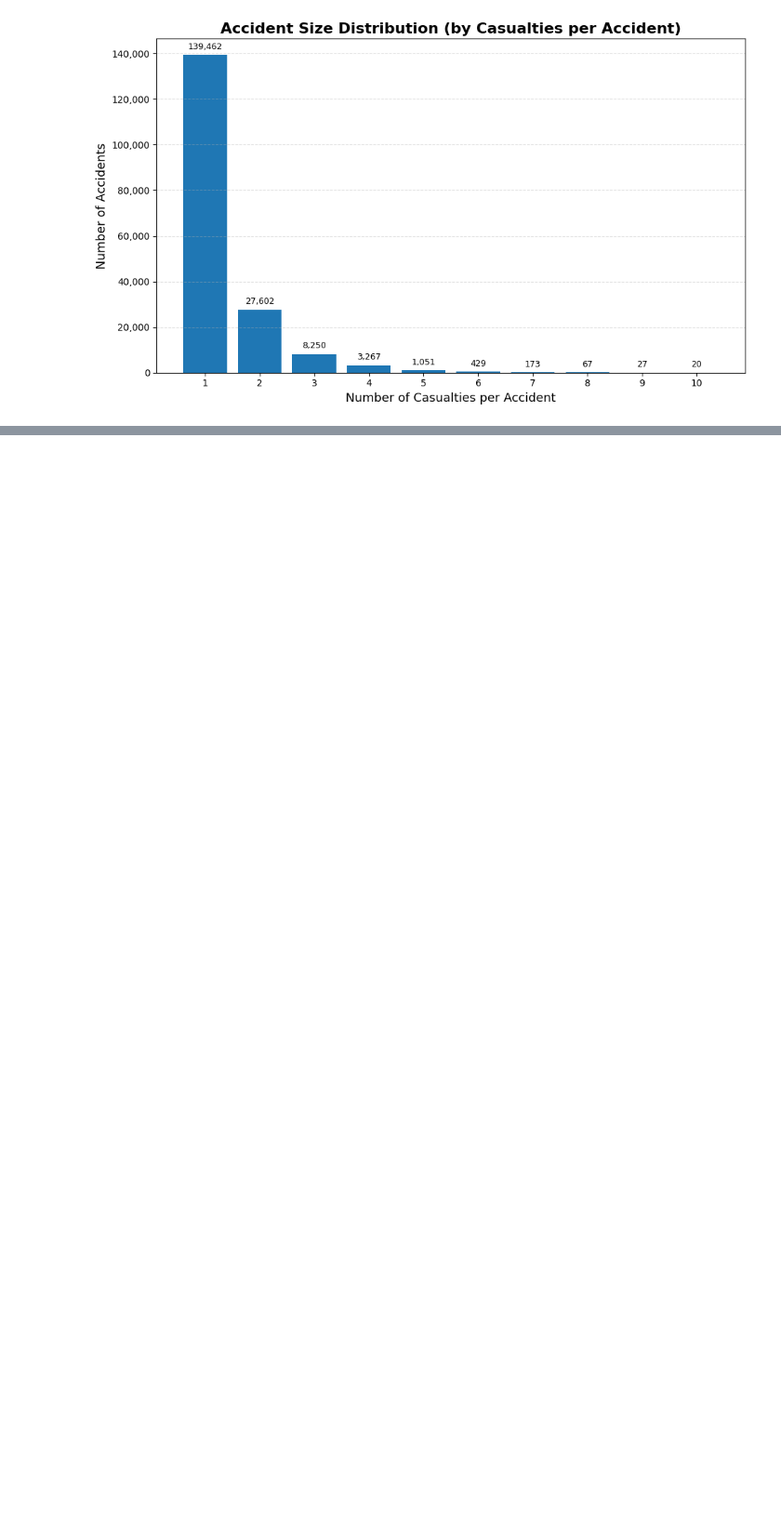
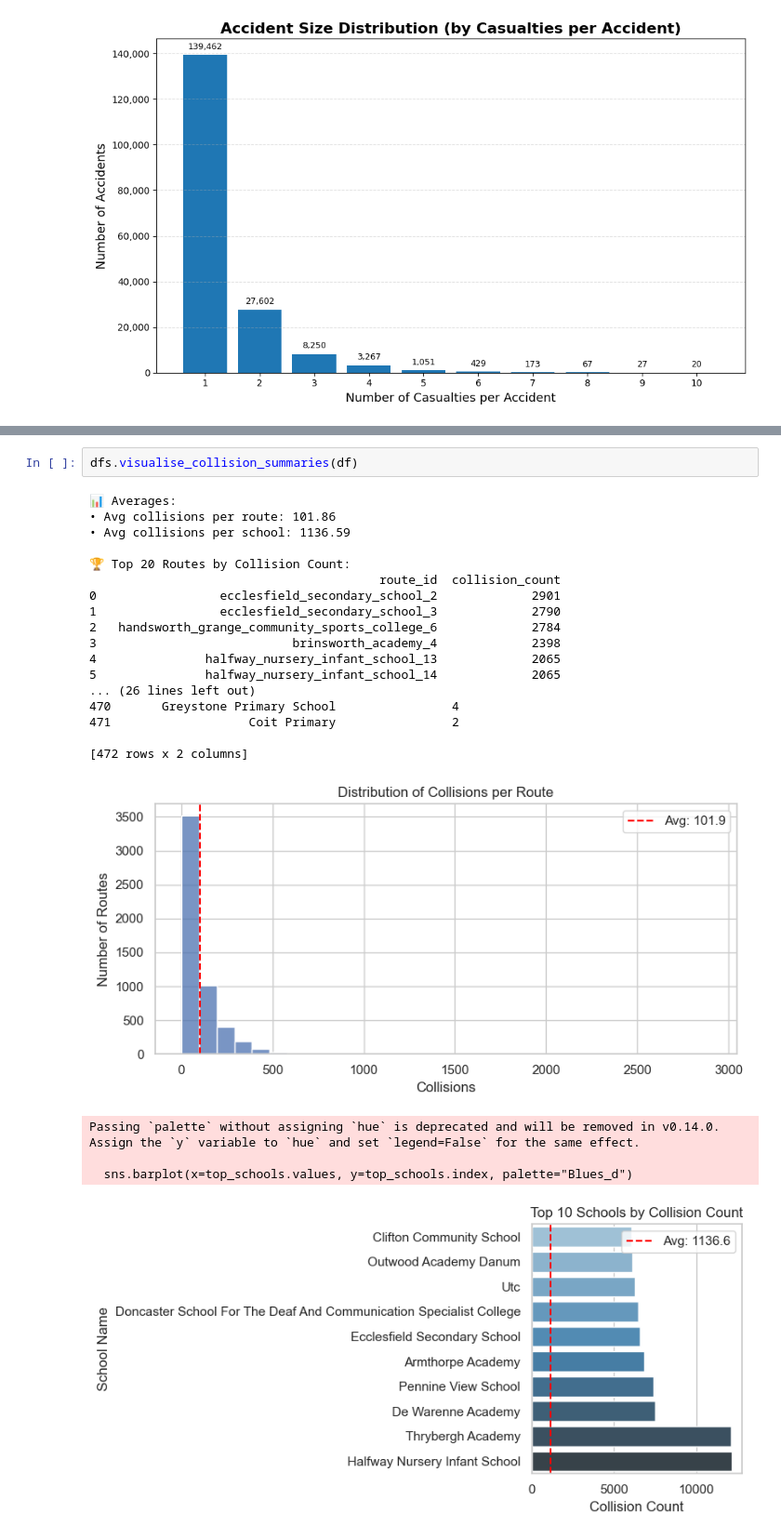
Before and after one commit to KhushiSharma0/STATS19_route_risk_analysis, a Jupyter notebook: notebooks/05 - General Statistics & Exploration.ipynb, the cells around one changed output, grey strips where cells are left out. Shown: that part at 93% size. Cells and saved outputs as stored; diff of their text form; blank space fills up the shorter version.

```diff
--- a/notebooks/05 - General Statistics & Exploration.ipynb
+++ b/notebooks/05 - General Statistics & Exploration.ipynb
@@ -111,0 +161,25 @@ plt.show()
+# %%
+dfs.visualise_collision_summaries(df)
+# %% [output]
+📊 Averages:
+• Avg collisions per route: 101.86
+• Avg collisions per school: 1136.59
+
+🏆 Top 20 Routes by Collision Count:
+                                        route_id  collision_count
+0                 ecclesfield_secondary_school_2             2901
+1                 ecclesfield_secondary_school_3             2790
+2   handsworth_grange_community_sports_college_6             2784
+3                           brinsworth_academy_4             2398
+4               halfway_nursery_infant_school_13             2065
+5               halfway_nursery_infant_school_14             2065
+... (26 lines left out)
+470       Greystone Primary School                4
+471                   Coit Primary                2
+
+[472 rows x 2 columns]
+[figure, added]
+Passing `palette` without assigning `hue` is deprecated and will be removed in v0.14.0. Assign the `y` variable to `hue` and set `legend=False` for the same effect.
+
+  sns.barplot(x=top_schools.values, y=top_schools.index, palette="Blues_d")
+[figure, added]
```
Also changed, not shown: parts of 6 cells of this notebook, 7 other files.
